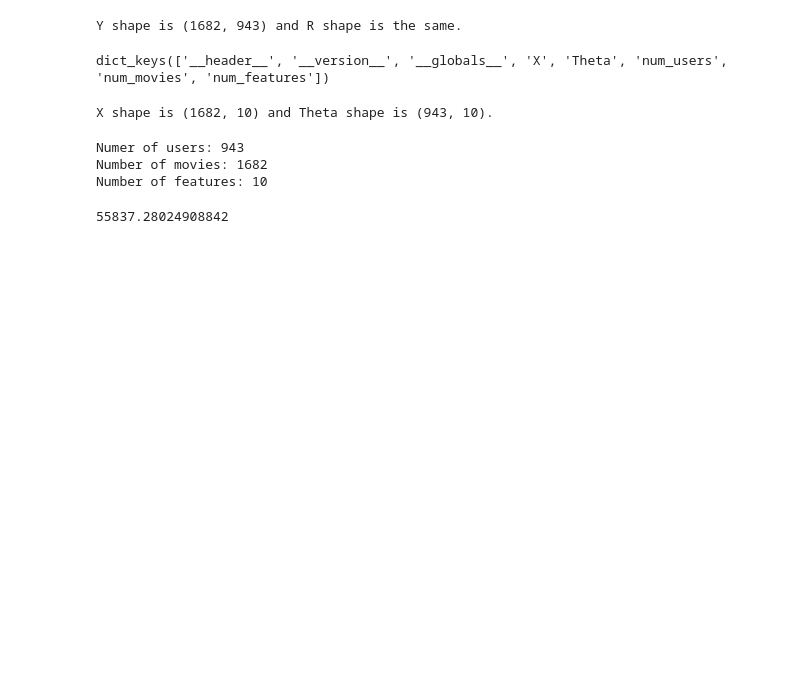
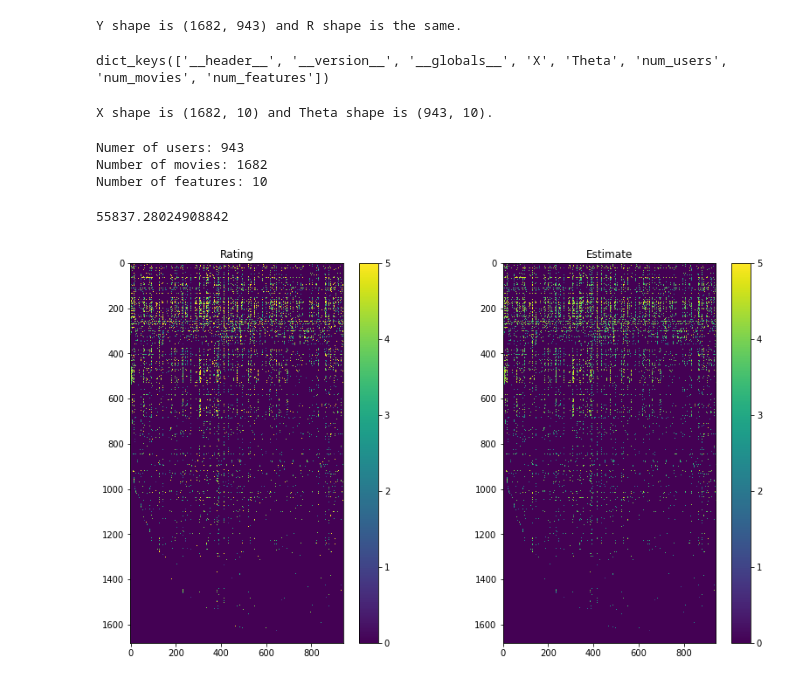
Before and after one commit to jbf81tb/Machine_learning_projects, a Jupyter notebook: Coursera_machine_learning/Notebooks/EX8_Anomaly_Detection_and_Recommender_Systems.ipynb, the cells around one changed output. Cells and saved outputs as stored; diff of their text form; code cells hidden in the pictures; blank space fills up the shorter version.

```diff
--- a/Coursera_machine_learning/Notebooks/EX8_Anomaly_Detection_and_Recommender_Systems.ipynb
+++ b/Coursera_machine_learning/Notebooks/EX8_Anomaly_Detection_and_Recommender_Systems.ipynb
@@ -292,3 +292,17 @@ def costFunction(X,Y,Theta,R): #ignoring some constants
 costFunction(X,Y,Theta,R)
 # %% [output]
 55837.28024908842
+# %%
+plt.figure(figsize=[14, 8])
+ax1 = plt.subplot(121)
+im1 = ax1.imshow(Y)
+plt.colorbar(mappable=im1, ax=ax1)
+ax1.set_title('Rating')
+ax2 = plt.subplot(122)
+im2 = ax2.imshow(R*(X@Theta.T),vmin=0,vmax=5)
+plt.colorbar(mappable=im2, ax=ax2)
+ax2.set_title('Estimate')
+
+plt.show()
+# %% [output]
+[figure, added]
```
Also changed, not shown: parts of 3 cells of this notebook.
